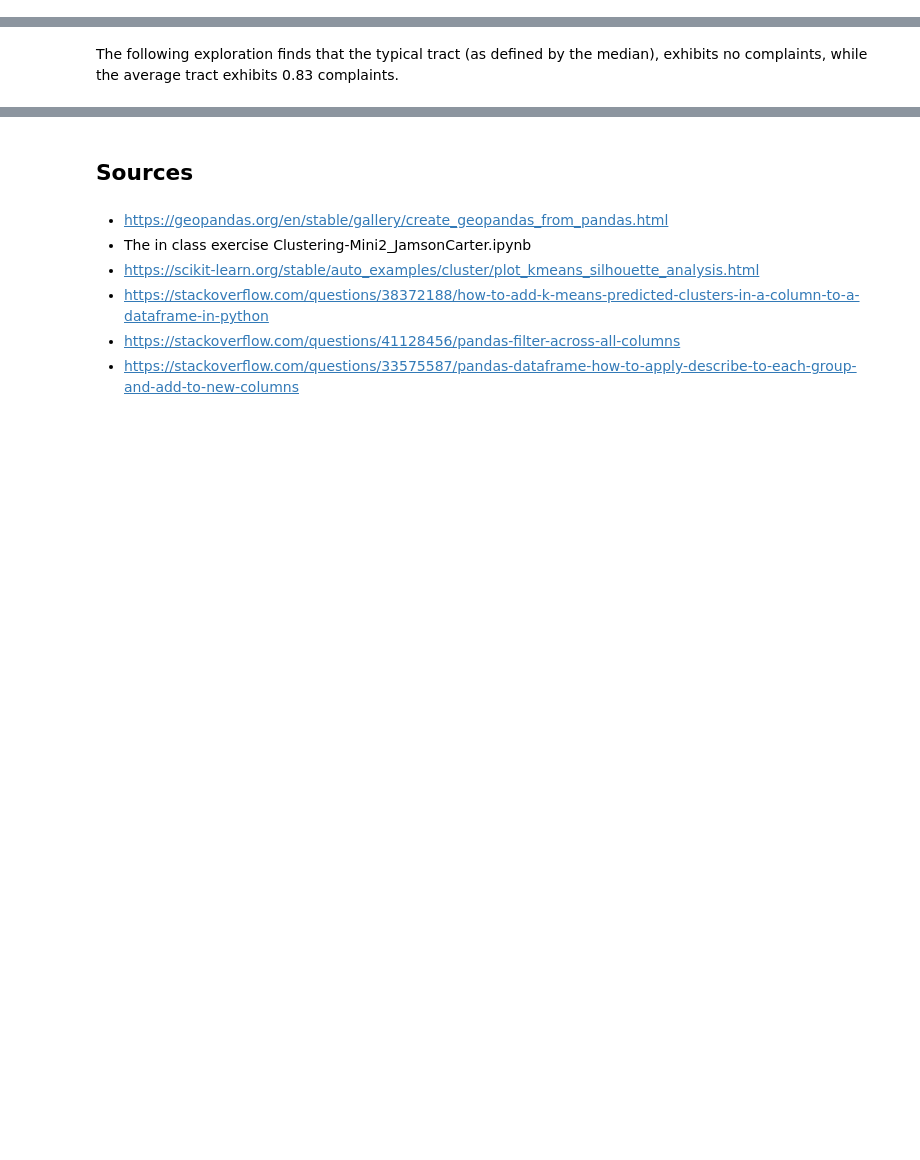
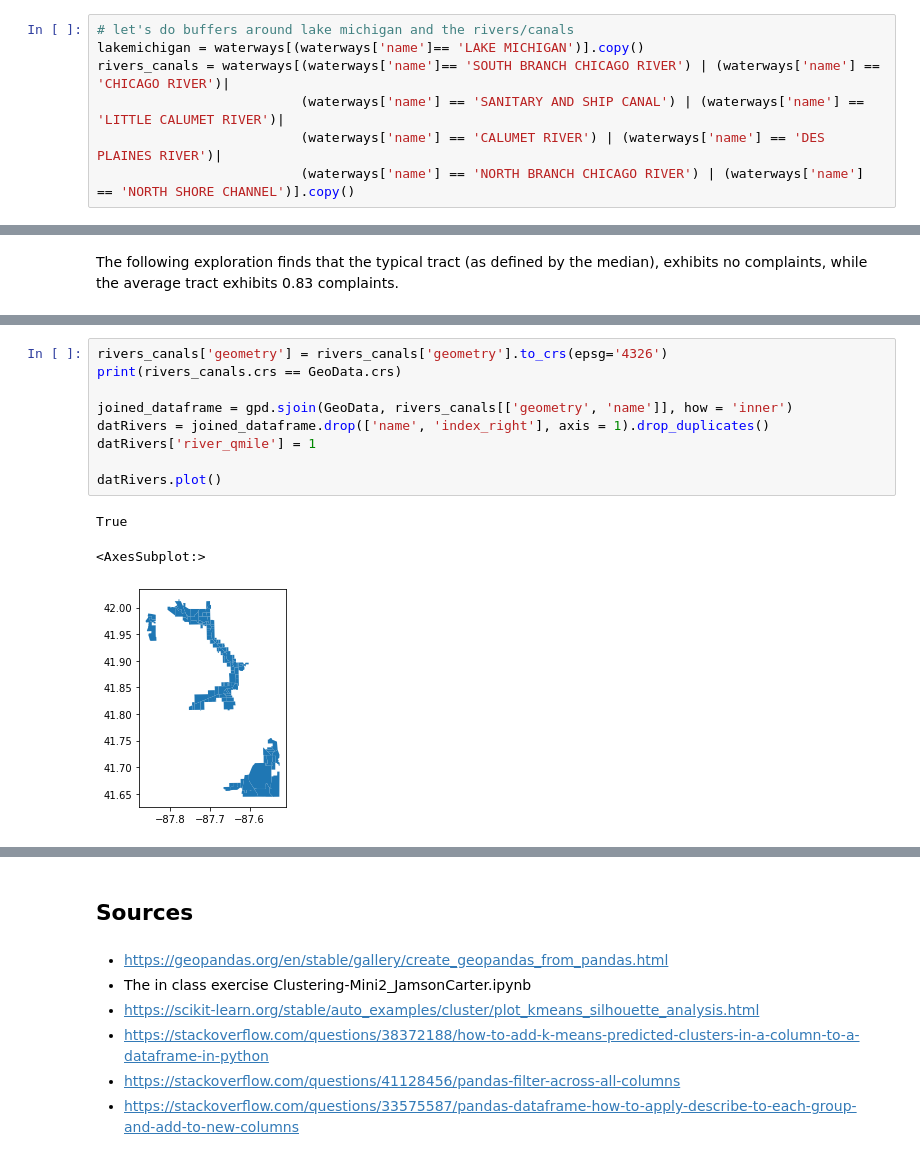
Before and after one commit to mihirbhaskar/chicago-complaints, a Jupyter notebook: code/6_AddGeographic.ipynb, the cells around one changed output, grey strips where cells are left out. Saved outputs shown, nothing was run; the diff lists cells and outputs as text; blank space fills up the shorter version.

```diff
--- a/code/6_AddGeographic.ipynb
+++ b/code/6_AddGeographic.ipynb
@@ -67,0 +60,7 @@ northern_rivers_canals = waterways[(waterways['name'] == 'NORTH BRANCH CHICAGO R
+# %%
+# let's do buffers around lake michigan and the rivers/canals
+lakemichigan = waterways[(waterways['name']== 'LAKE MICHIGAN')].copy()
+rivers_canals = waterways[(waterways['name']== 'SOUTH BRANCH CHICAGO RIVER') | (waterways['name'] == 'CHICAGO RIVER')|
+                          (waterways['name'] == 'SANITARY AND SHIP CANAL') | (waterways['name'] == 'LITTLE CALUMET RIVER')|
+                          (waterways['name'] == 'CALUMET RIVER') | (waterways['name'] == 'DES PLAINES RIVER')|
+                          (waterways['name'] == 'NORTH BRANCH CHICAGO RIVER') | (waterways['name'] == 'NORTH SHORE CHANNEL')].copy()
@@ -127,0 +143,13 @@ railroads.plot() # plot to ensure buffer was calculated.
+# %%
+rivers_canals['geometry'] = rivers_canals['geometry'].to_crs(epsg='4326')
+print(rivers_canals.crs == GeoData.crs)
+
+joined_dataframe = gpd.sjoin(GeoData, rivers_canals[['geometry', 'name']], how = 'inner')
+datRivers = joined_dataframe.drop(['name', 'index_right'], axis = 1).drop_duplicates()
+datRivers['river_qmile'] = 1
+
+datRivers.plot()
+# %% [output]
+True
+<AxesSubplot:>
+[figure, added]
```
Also changed, not shown: parts of 31 cells of this notebook, 2 other files.
